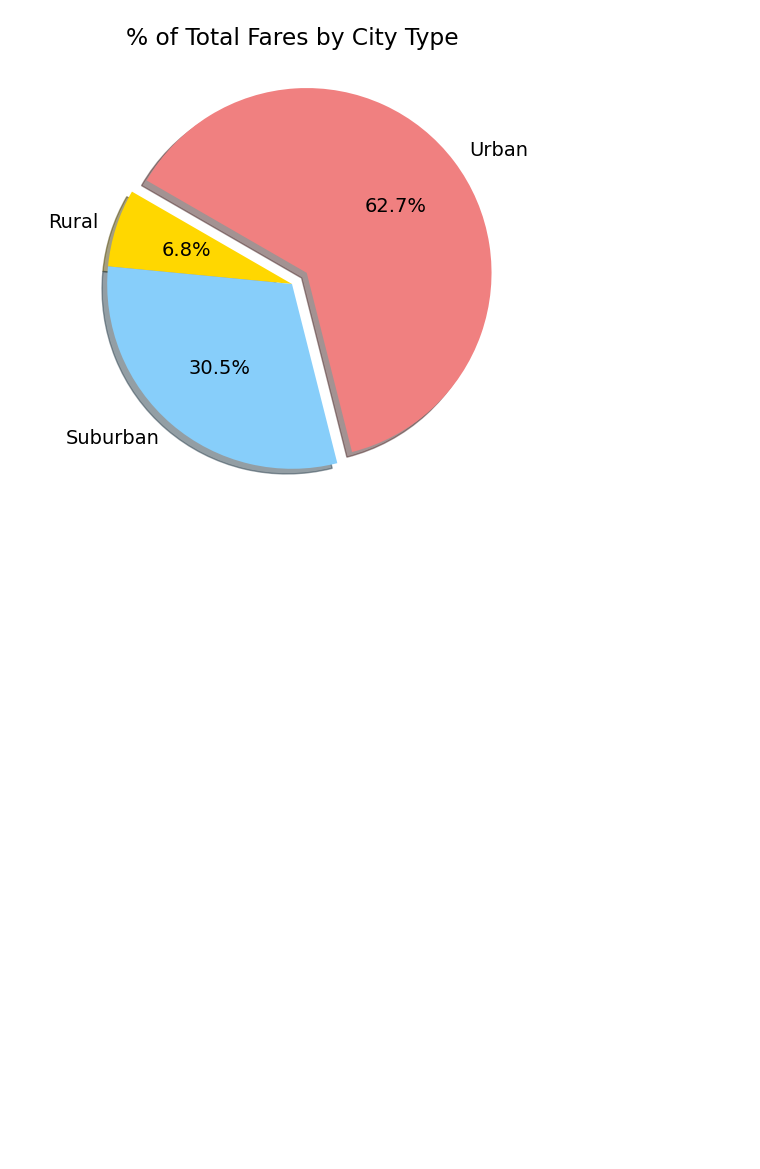
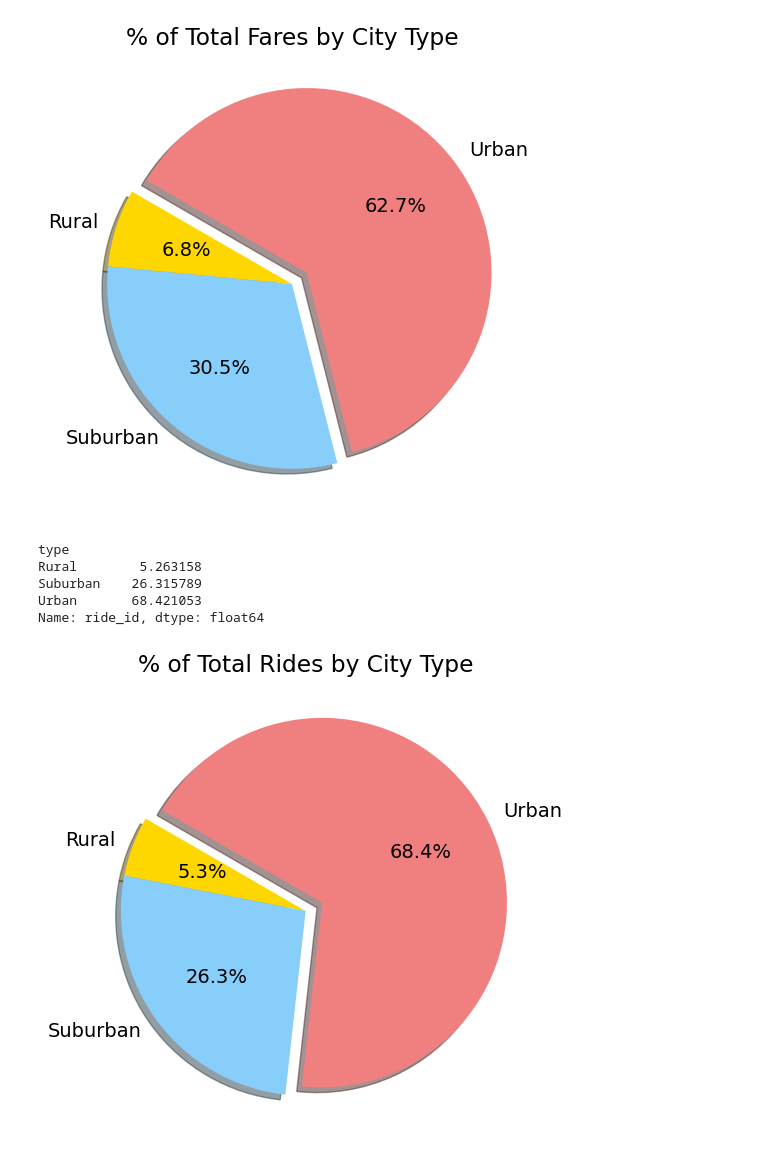
Before and after one commit to Jim-Sotelo/Pyber_Analysis, a Jupyter notebook: Resources/PyBer.ipynb, the cells around one changed output. Drawn from its saved outputs; the diff is of its cells as text; code cells hidden in the pictures; blank space fills up the shorter version.

Commit message:
pie_total_rides

```diff
--- a/Resources/PyBer.ipynb
+++ b/Resources/PyBer.ipynb
@@ -1141,3 +1141,41 @@ plt.savefig("c:/users/gskil/class/pyber_analysis/analysis/Fig5.png")
 plt.show()
 # %% [output]
 [figure]
+# %%
+# Calculate the percentage of rides for each city type.
+
+ride_percents = 100 * pyber_data_df.groupby(["type"]).count()["ride_id"] / pyber_data_df["ride_id"].count()
+
+ride_percents
+# %% [output]
+type
+Rural        5.263158
+Suburban    26.315789
+Urban       68.421053
+Name: ride_id, dtype: float64
+# %%
+# Build pie for ride percent chart.
+
+plt.subplots(figsize=(10, 6))
+
+plt.pie(ride_percents, labels=["Rural", "Suburban", "Urban"],
+       colors=["gold", "lightskyblue", "lightcoral"],
+       explode=[0, 0, 0.1],
+        autopct='%1.1f%%',
+       shadow=True, startangle=150)
+
+plt.title("% of Total Rides by City Type")
+
+# Change the default font size from 10 to 14.
+
+mpl.rcParams['font.size'] = 14
+
+#save figure
+
+plt.savefig("c:/users/gskil/class/pyber_analysis/analysis/Fig6.png")
+
+# Show Figure
+
+plt.show()
+# %% [output]
+[figure, added]
```
Also changed, not shown: 1 other file.
